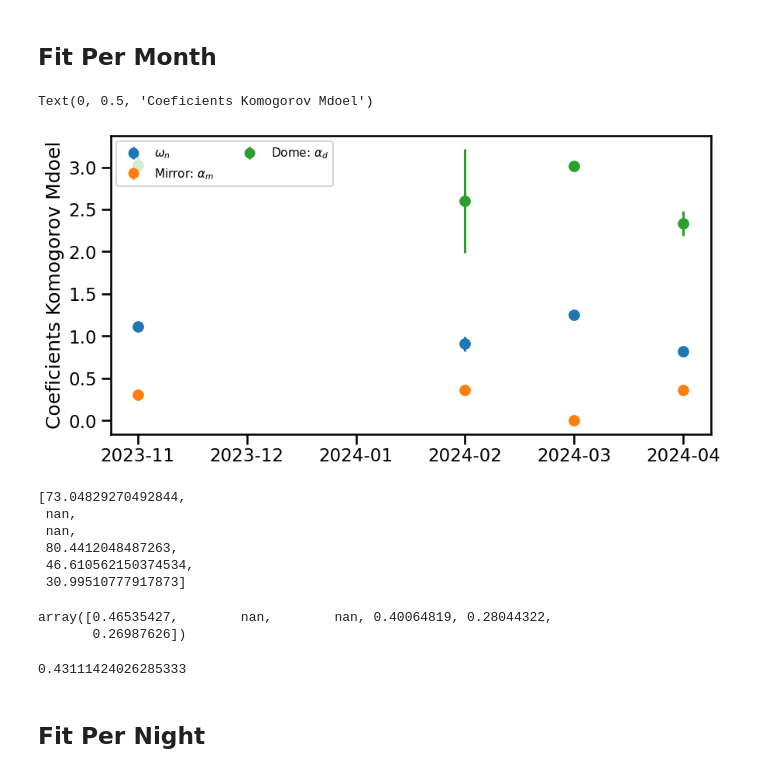
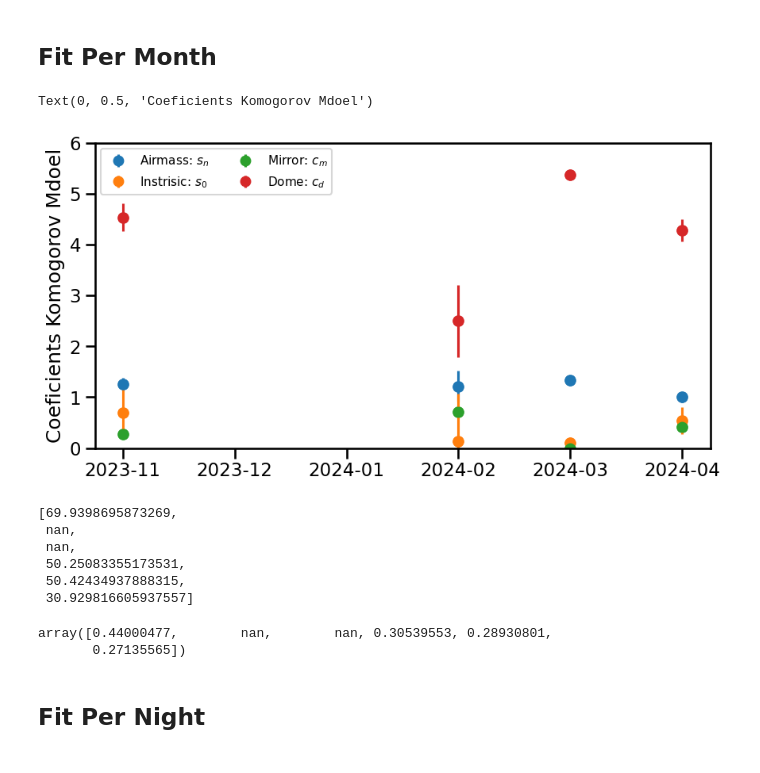
Before and after one commit to estevesjh/ImageQualityAuxTel, a Jupyter notebook: notebooks/ModelFitApr2024.ipynb, the cells around one changed output. Saved outputs shown, nothing was run; the diff lists cells and outputs as text; code cells hidden in the pictures.

Commit message:
after image quality meeting

```diff
--- a/notebooks/ModelFitApr2024.ipynb
+++ b/notebooks/ModelFitApr2024.ipynb
@@ -253,5 +254,4 @@ selected_data = selected_data.loc[selected_data.hours<9.0]
 # %%
-selected_data = selected_data.loc[mask]
 airmass = selected_data.airmass.to_numpy()
 dTd = selected_data.sonicTemperatureStdDev.to_numpy()
 dTm = selected_data.deltaTempM1Air2.to_numpy()
@@ -356,7 +356,7 @@ paramaters,  perrs, chisqrs, scatters = [], [], [], []
 for data in dfs:
     airmass = data.airmass.to_numpy()
     dTd = data.sonicTemperatureStdDev.to_numpy()
-    dTm = data.deltaTempM1Air.to_numpy()
+    dTm = data.deltaTempM1Air2.to_numpy()
 
     seeing  = data.fwhm.to_numpy() / airmass ** (-0.6)
     seeingErr = data.fwhm_std.to_numpy()
@@ -366,7 +366,7 @@ for data in dfs:
     if np.count_nonzero(~np.isnan(y))>0:
         pars, pcov, xisqr, rmse = fit_komogorov(airmass, dTd, dTm, y, yErr)
     else:
-        pars = pcov = [np.nan,np.nan,np.nan]
+        pars = pcov = [np.nan,np.nan,np.nan,np.nan]
         xisqr = np.nan
         rmse = np.nan
 
@@ -381,44 +381,44 @@ perrs = np.where(perrs >1, np.nan, perrs)
 # %%
 plt.figure(figsize=(10,5))
 
+ix = 1
+plt.scatter(dates, paramaters[:,ix])
+plt.errorbar(dates, paramaters[:,ix], yerr=perrs[:,ix],fmt='o',label=r'Airmass: $s_n$')
+
 ix = 0
 plt.scatter(dates, paramaters[:,ix])
-plt.errorbar(dates, paramaters[:,ix], yerr=perrs[:,ix],fmt='o',label=r'$\omega_n$')
-
-# ix = 1
-# plt.scatter(dates, paramaters[:,ix])
-# plt.errorbar(dates, paramaters[:,ix], yerr=perrs[:,ix],fmt='o',label=r'$\omega_0$')
-
-ix = 1
-plt.scatter(dates, paramaters[:,ix])
-plt.errorbar(dates, paramaters[:,ix], yerr=perrs[:,ix],fmt='o',label=r'Mirror: $\alpha_m$')
+plt.errorbar(dates, paramaters[:,ix], yerr=perrs[:,ix],fmt='o',label=r'Instrisic: $s_0$')
 
 ix = 2
 plt.scatter(dates, paramaters[:,ix])
-plt.errorbar(dates, paramaters[:,ix], yerr=perrs[:,ix],fmt='o',label=r'Dome: $\alpha_d$')
-plt.legend(fontsize=11, ncol=2,loc=2)
+plt.errorbar(dates, paramaters[:,ix], yerr=perrs[:,ix],fmt='o',label=r'Mirror: $c_m$')
+
+ix = 3
+plt.scatter(dates, paramaters[:,ix])
+plt.errorbar(dates, paramaters[:,ix], yerr=perrs[:,ix],fmt='o',label=r'Dome: $c_d$')
+plt.legend(fontsize=11, ncol=2)
+plt.ylim(0,6)
 plt.ylabel('Coeficients Komogorov Mdoel')
+# plt.title('Auxtel Observations from: %s to %s'%(start_date,end_date))
 # %% [output]
 Text(0, 0.5, 'Coeficients Komogorov Mdoel')
-[figure, old version]
+[figure, new version]
 # %%
 chisqrs
 # %% [output]
-[73.04829270492844,
+[69.9398695873269,
  nan,
  nan,
- 80.4412048487263,
- 46.610562150374534,
- 30.99510777917873]
+ 50.25083355173531,
+ 50.42434937888315,
+ 30.929816605937557]
 # %%
 np.array(scatters)
 # %% [output]
-array([0.46535427,        nan,        nan, 0.40064819, 0.28044322,
-       0.26987626])
+array([0.44000477,        nan,        nan, 0.30539553, 0.28930801,
+       0.27135565])
 # %%
-dfs[0].fwhm.std()
+# dfs[0].fwhm.std()
-# %% [output]
-0.43111424026285333
 # %% [markdown]
 ## Fit Per Night
 # %%
```
Also changed, not shown: parts of 14 cells of this notebook, 1 other file.
